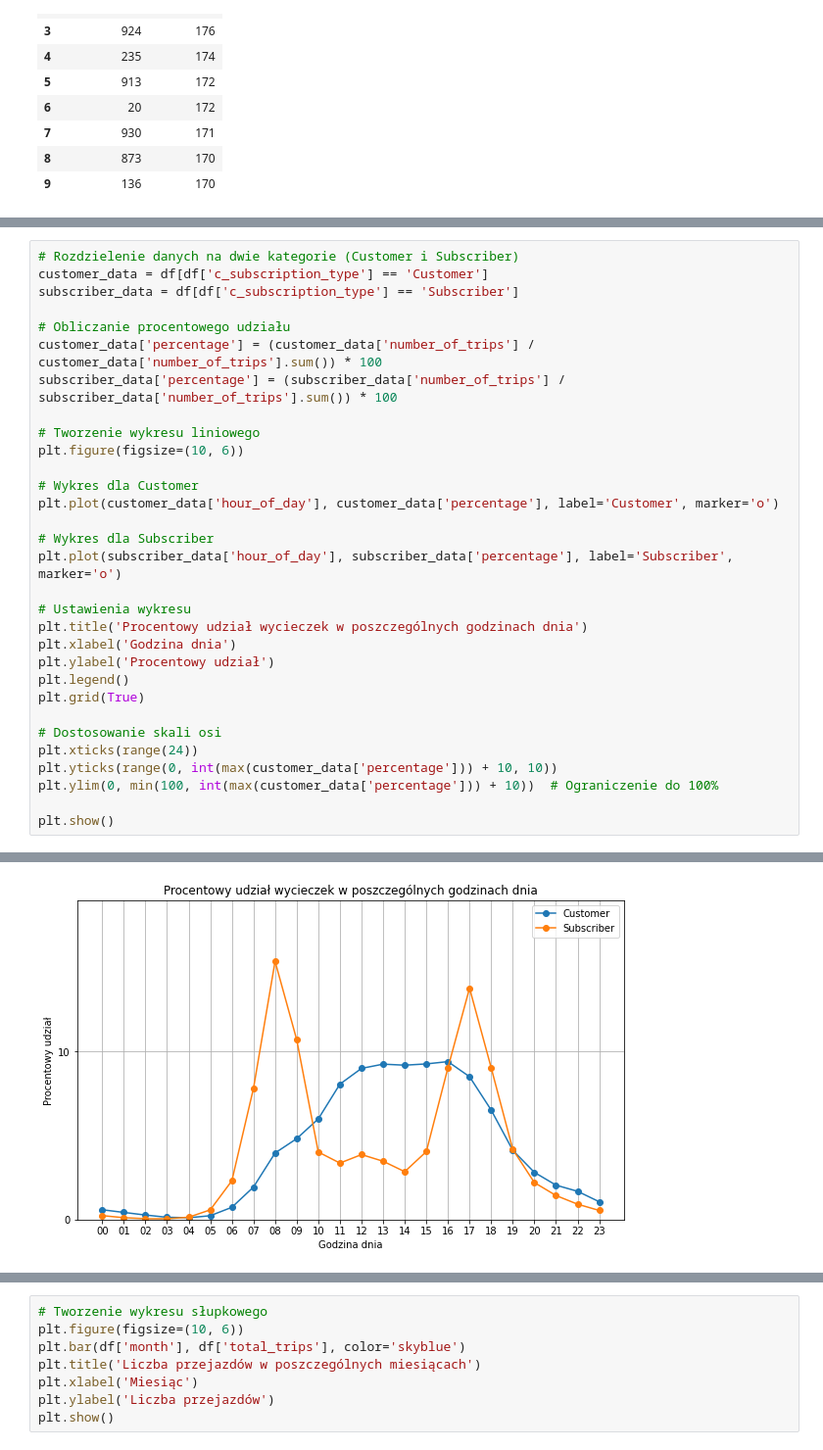
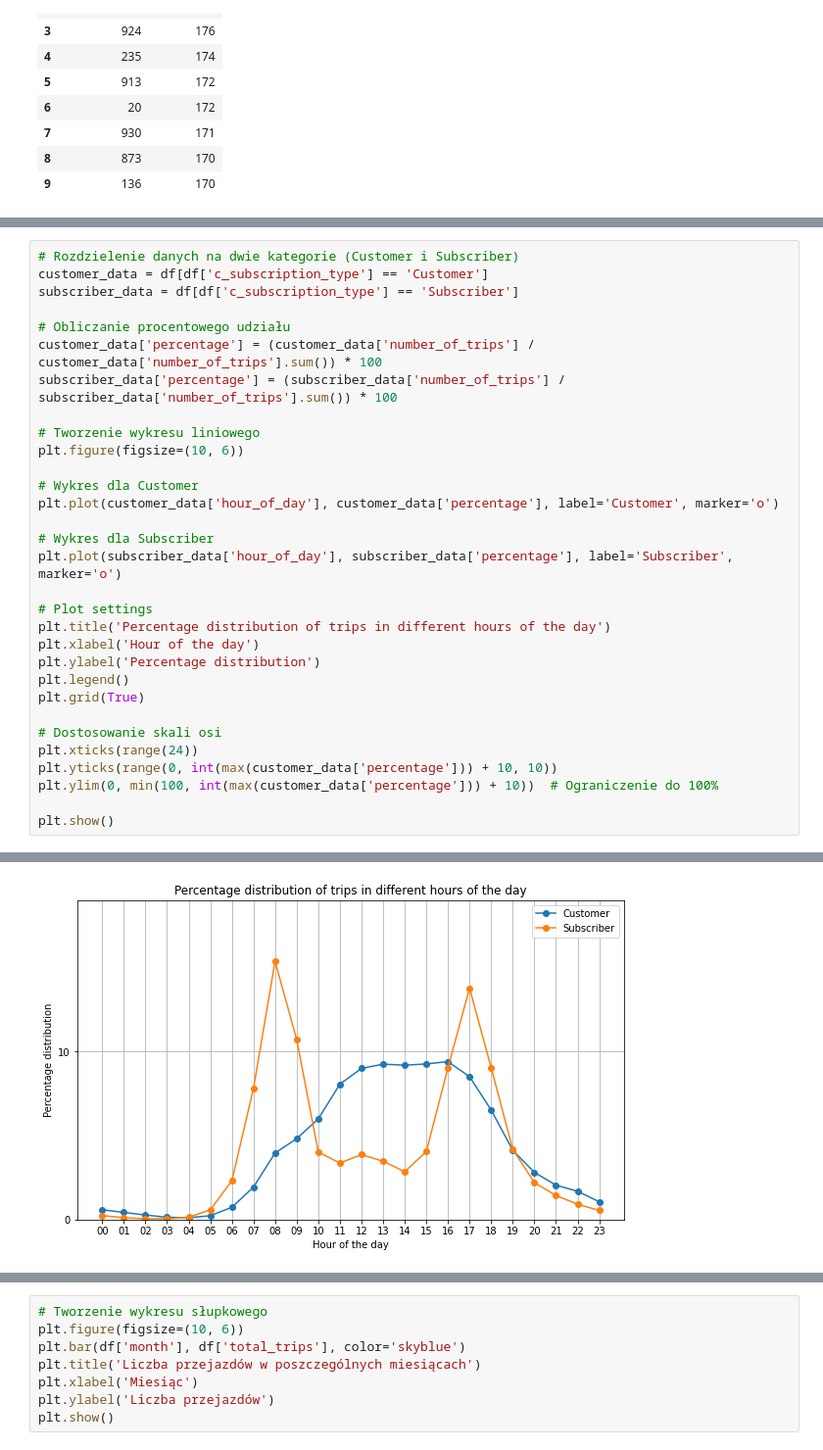
Before and after one commit to pjowsianka/San-Franciso-BikeTrips, a Jupyter notebook: biketrips.ipynb, the cells around one changed output, grey strips where cells are left out. Shown: that part at 98% size. Cells and saved outputs as stored; diff of their text form.

```diff
--- a/biketrips.ipynb
+++ b/biketrips.ipynb
@@ -367,38 +309,38 @@ subscriber_data['percentage'] = (subscriber_data['number_of_trips'] / subscriber
 
 # Tworzenie wykresu liniowego
 plt.figure(figsize=(10, 6))
 
 # Wykres dla Customer
 plt.plot(customer_data['hour_of_day'], customer_data['percentage'], label='Customer', marker='o')
 
 # Wykres dla Subscriber
 plt.plot(subscriber_data['hour_of_day'], subscriber_data['percentage'], label='Subscriber', marker='o')
 
-# Ustawienia wykresu
-plt.title('Procentowy udział wycieczek w poszczególnych godzinach dnia')
-plt.xlabel('Godzina dnia')
-plt.ylabel('Procentowy udział')
+# Plot settings
+plt.title('Percentage distribution of trips in different hours of the day')
+plt.xlabel('Hour of the day')
+plt.ylabel('Percentage distribution')
 plt.legend()
 plt.grid(True)
 
 # Dostosowanie skali osi
 plt.xticks(range(24))
 plt.yticks(range(0, int(max(customer_data['percentage'])) + 10, 10))
 plt.ylim(0, min(100, int(max(customer_data['percentage'])) + 10))  # Ograniczenie do 100%
 
 plt.show()
 # %% [output]
 A value is trying to be set on a copy of a slice from a DataFrame.
 Try using .loc[row_indexer,col_indexer] = value instead
 
 See the caveats in the documentation: https://pandas.pydata.org/pandas-docs/stable/user_guide/indexing.html#returning-a-view-versus-a-copy
   customer_data['percentage'] = (customer_data['number_of_trips'] / customer_data['number_of_trips'].sum()) * 100
 A value is trying to be set on a copy of a slice from a DataFrame.
 Try using .loc[row_indexer,col_indexer] = value instead
 
 See the caveats in the documentation: https://pandas.pydata.org/pandas-docs/stable/user_guide/indexing.html#returning-a-view-versus-a-copy
   subscriber_data['percentage'] = (subscriber_data['number_of_trips'] / subscriber_data['number_of_trips'].sum()) * 100
-[figure, old version]
+[figure, new version]
 # %%
 query = engine.execute("""
 SELECT
```
Also changed, not shown: parts of 28 cells of this notebook.
